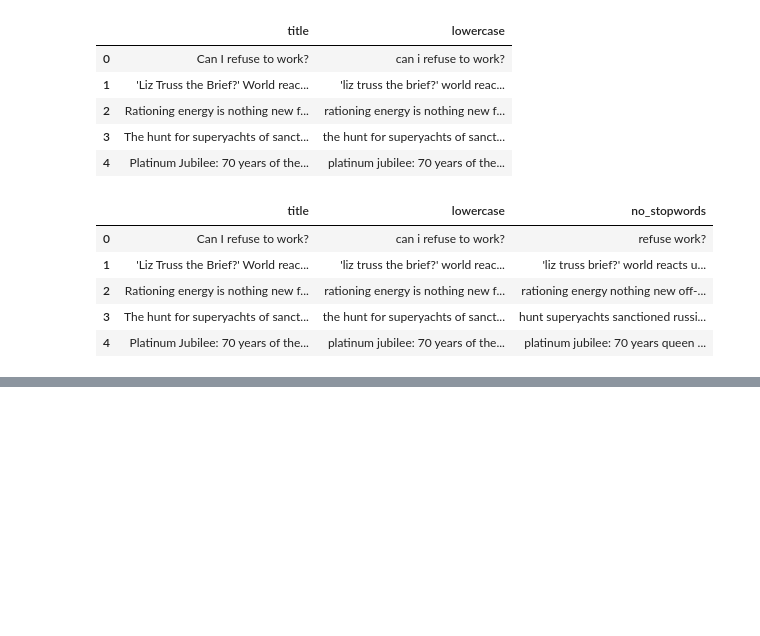
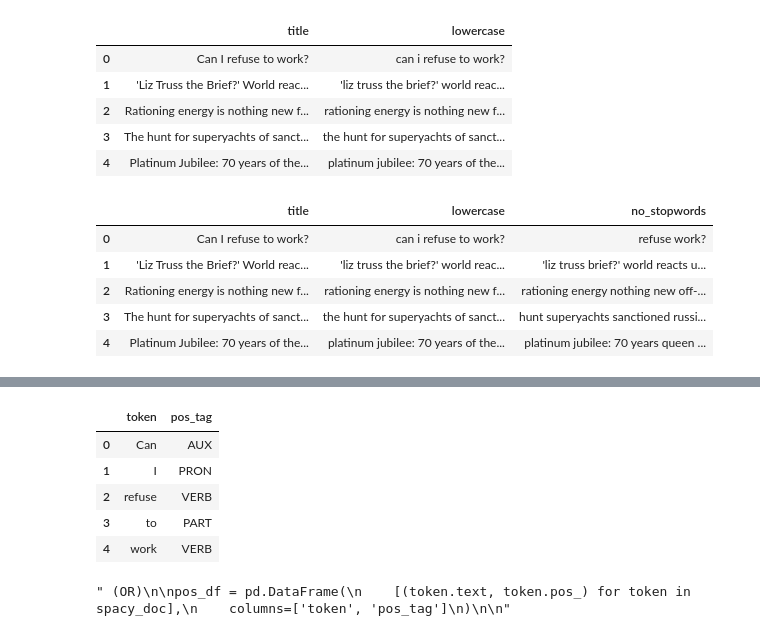
Before and after one commit to Harishkumar-J/AI-Text-Tagging-02, a Jupyter notebook: POS and NER.ipynb, the cells around one changed output, grey strips where cells are left out. Cells and saved outputs as stored; diff of their text form; code cells hidden in the pictures; blank space fills up the shorter version.

Commit message:
created dataFrame of tokens and POS tags

```diff
--- a/POS and NER.ipynb
+++ b/POS and NER.ipynb
@@ -123,0 +146,4 @@ tokens_clean_list = sum(titles['tokens_clean_lemmatized'], [])
+# %%
+nlp = spacy.load('en_core_web_sm')
+# %%
+spacy_doc = nlp(' '.join(tokens_raw_list))
@@ -123,0 +155,22 @@ tokens_clean_list = sum(titles['tokens_clean_lemmatized'], [])
+# %%
+pos_df = pd.DataFrame([{'token': token.text, 'pos_tag': token.pos_} for token in spacy_doc])
+# %%
+pos_df.head()
+# %% [output]
+|  | token | pos_tag |
+| 0 | Can | AUX |
+| 1 | I | PRON |
+| 2 | refuse | VERB |
+| 3 | to | PART |
+| 4 | work | VERB |
+# %%
+''' (OR)
+
+pos_df = pd.DataFrame(
+    [(token.text, token.pos_) for token in spacy_doc],
+    columns=['token', 'pos_tag']
+)
+
+'''
+# %% [output]
+" (OR)\n\npos_df = pd.DataFrame(\n    [(token.text, token.pos_) for token in spacy_doc],\n    columns=['token', 'pos_tag']\n)\n\n"
```
Also changed, not shown: parts of 4 cells of this notebook.
